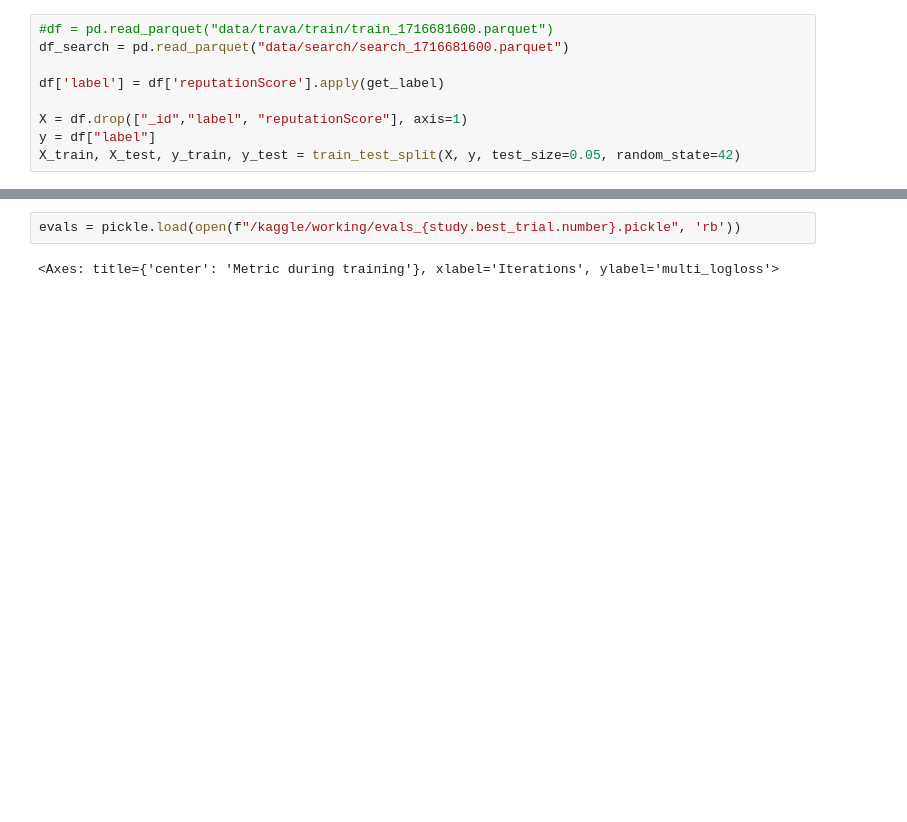
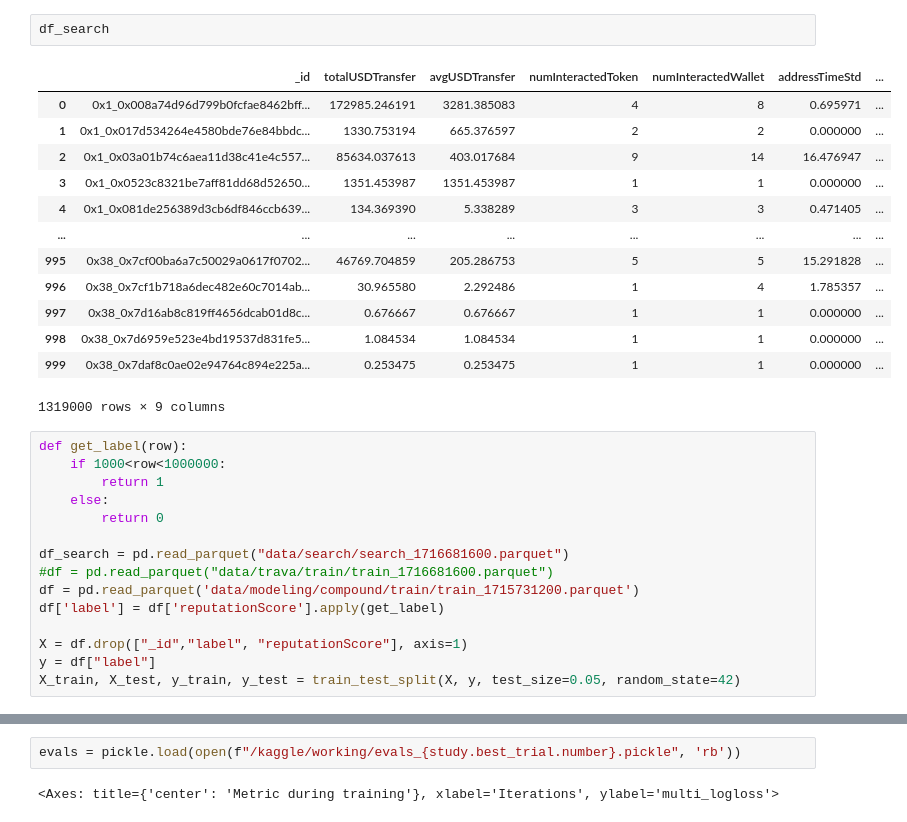
Before and after one commit to hainguyenhuy2002/RecSys, a Jupyter notebook: reputation-analysis/notebook/modeling.ipynb, the cells around one changed output, grey strips where cells are left out. Cells and saved outputs as stored; diff of their text form; blank space fills up the shorter version.

```diff
--- a/reputation-analysis/notebook/modeling.ipynb
+++ b/reputation-analysis/notebook/modeling.ipynb
@@ -93,7 +180,29 @@ def get_label(row):
+# %%
+df_search
+# %% [output]
+|  | _id | totalUSDTransfer | avgUSDTransfer | numInteractedToken | numInteractedWallet | addressTimeStd | ... |
+| 0 | 0x1_0x008a74d96d799b0fcfae8462bff... | 172985.246191 | 3281.385083 | 4 | 8 | 0.695971 | ... |
+| 1 | 0x1_0x017d534264e4580bde76e84bbdc... | 1330.753194 | 665.376597 | 2 | 2 | 0.000000 | ... |
+| 2 | 0x1_0x03a01b74c6aea11d38c41e4c557... | 85634.037613 | 403.017684 | 9 | 14 | 16.476947 | ... |
+| 3 | 0x1_0x0523c8321be7aff81dd68d52650... | 1351.453987 | 1351.453987 | 1 | 1 | 0.000000 | ... |
+| 4 | 0x1_0x081de256389d3cb6df846ccb639... | 134.369390 | 5.338289 | 3 | 3 | 0.471405 | ... |
+| ... | ... | ... | ... | ... | ... | ... | ... |
+| 995 | 0x38_0x7cf00ba6a7c50029a0617f0702... | 46769.704859 | 205.286753 | 5 | 5 | 15.291828 | ... |
+| 996 | 0x38_0x7cf1b718a6dec482e60c7014ab... | 30.965580 | 2.292486 | 1 | 4 | 1.785357 | ... |
+| 997 | 0x38_0x7d16ab8c819ff4656dcab01d8c... | 0.676667 | 0.676667 | 1 | 1 | 0.000000 | ... |
+| 998 | 0x38_0x7d6959e523e4bd19537d831fe5... | 1.084534 | 1.084534 | 1 | 1 | 0.000000 | ... |
+| 999 | 0x38_0x7daf8c0ae02e94764c894e225a... | 0.253475 | 0.253475 | 1 | 1 | 0.000000 | ... |
+1319000 rows × 9 columns
 # %%
+def get_label(row):
+    if 1000<row<1000000:
+        return 1
+    else:
+        return 0
+
+df_search = pd.read_parquet("data/search/search_1716681600.parquet")
 #df = pd.read_parquet("data/trava/train/train_1716681600.parquet")
-df_search = pd.read_parquet("data/search/search_1716681600.parquet")
-
+df = pd.read_parquet('data/modeling/compound/train/train_1715731200.parquet')
 df['label'] = df['reputationScore'].apply(get_label)
 
 X = df.drop(["_id","label", "reputationScore"], axis=1)
```
Also changed, not shown: parts of 18 cells of this notebook, 2 other files.
